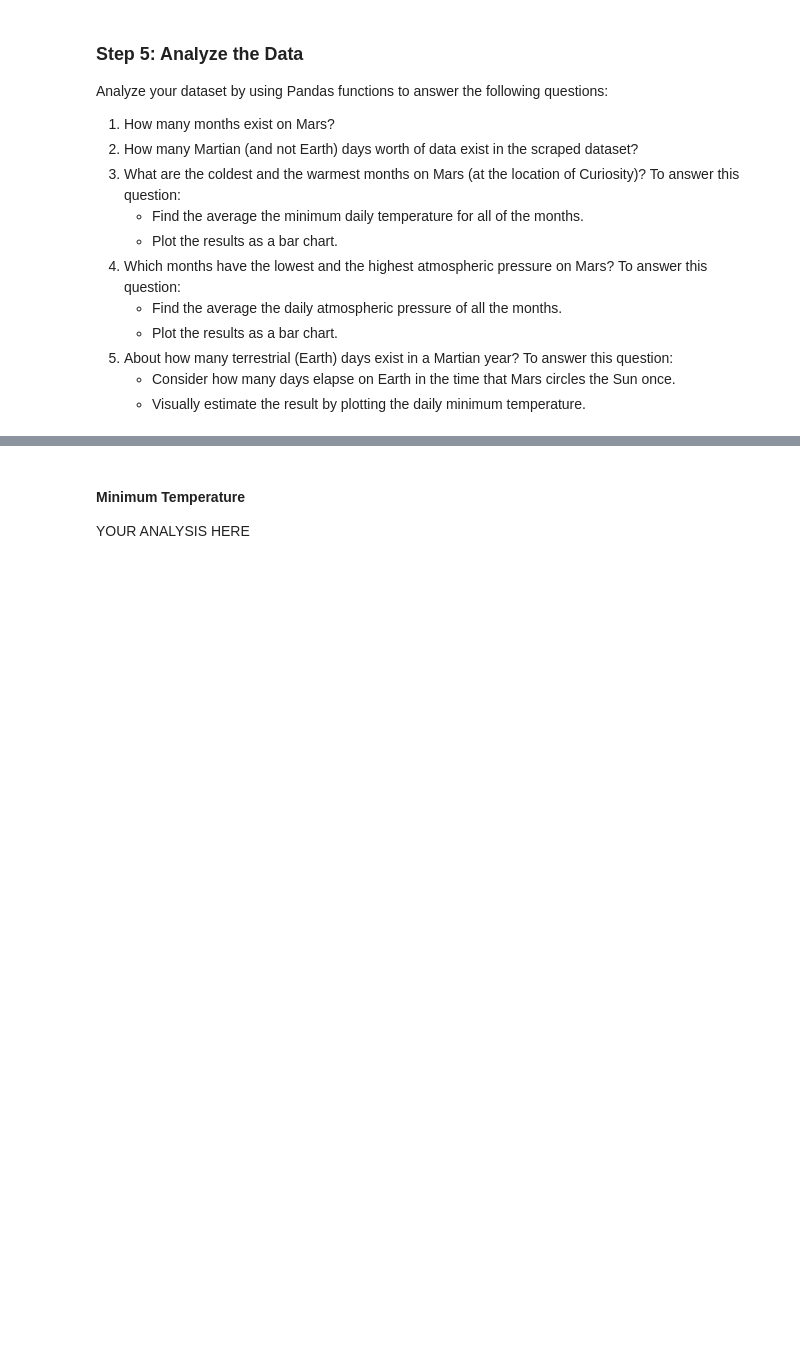
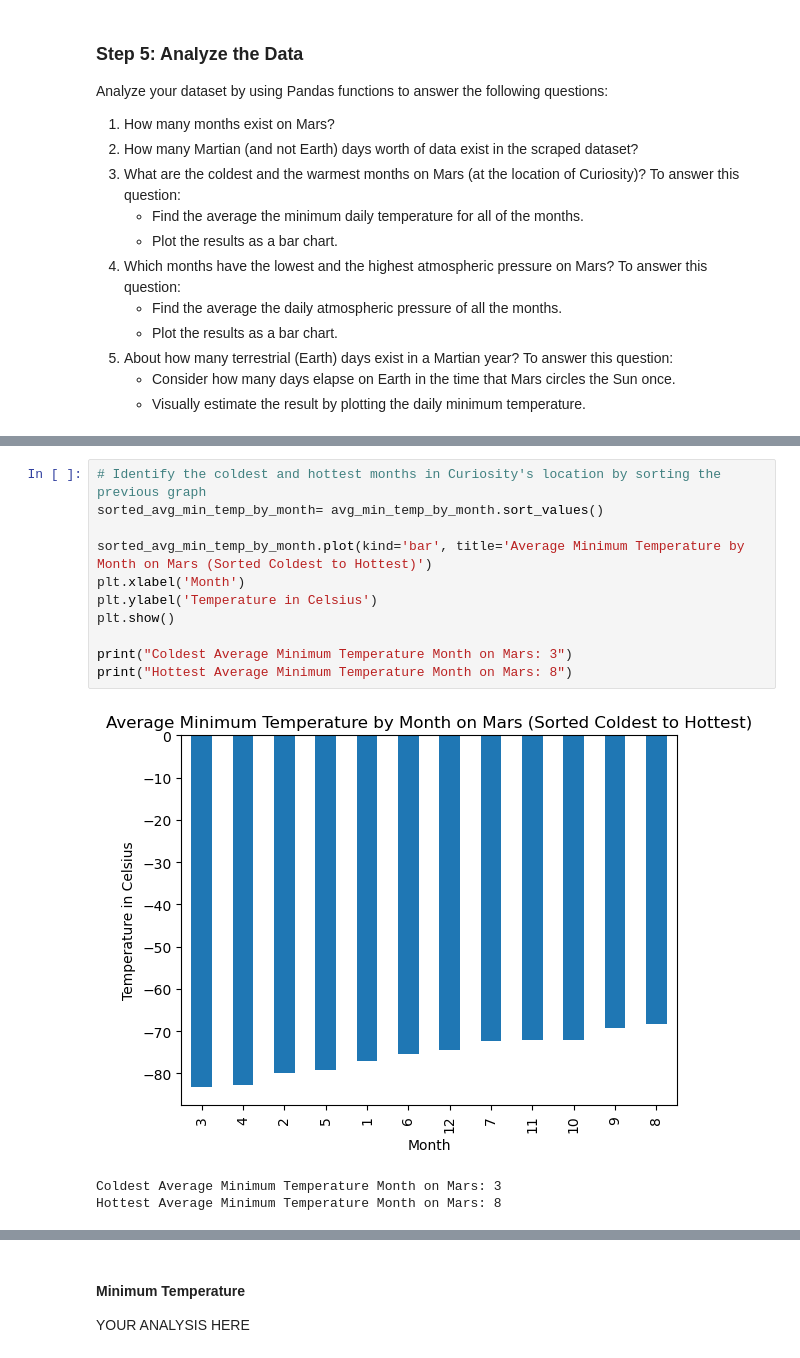
Before and after one commit to elizabethlconn/mars-scraping-callenge, a Jupyter notebook: part_2_mars_weather.ipynb, the cells around one changed output, grey strips where cells are left out. Cells and saved outputs as stored; diff of their text form; blank space fills up the shorter version.

```diff
--- a/part_2_mars_weather.ipynb
+++ b/part_2_mars_weather.ipynb
@@ -145,2 +180,17 @@ Name: min_temp, dtype: float64
+# %%
+# Identify the coldest and hottest months in Curiosity's location by sorting the previous graph
+sorted_avg_min_temp_by_month= avg_min_temp_by_month.sort_values()
+
+sorted_avg_min_temp_by_month.plot(kind='bar', title='Average Minimum Temperature by Month on Mars (Sorted Coldest to Hottest)')
+plt.xlabel('Month')
+plt.ylabel('Temperature in Celsius')
+plt.show()
+
+print("Coldest Average Minimum Temperature Month on Mars: 3")
+print("Hottest Average Minimum Temperature Month on Mars: 8")
+# %% [output]
+[figure, added]
+Coldest Average Minimum Temperature Month on Mars: 3
+Hottest Average Minimum Temperature Month on Mars: 8
 # %%
 # 4. What is the average pressure by month?
```
Also changed, not shown: parts of 21 cells of this notebook, 1 other file.
